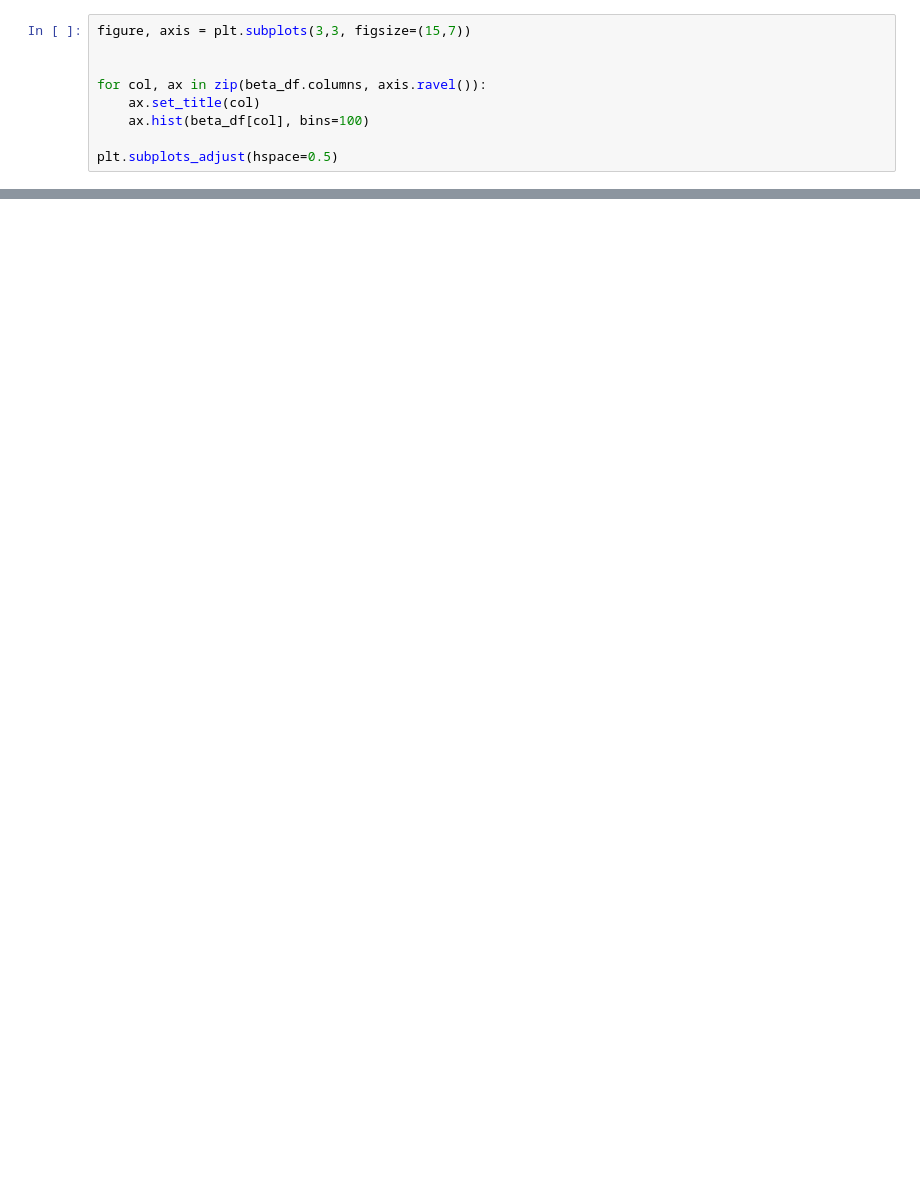
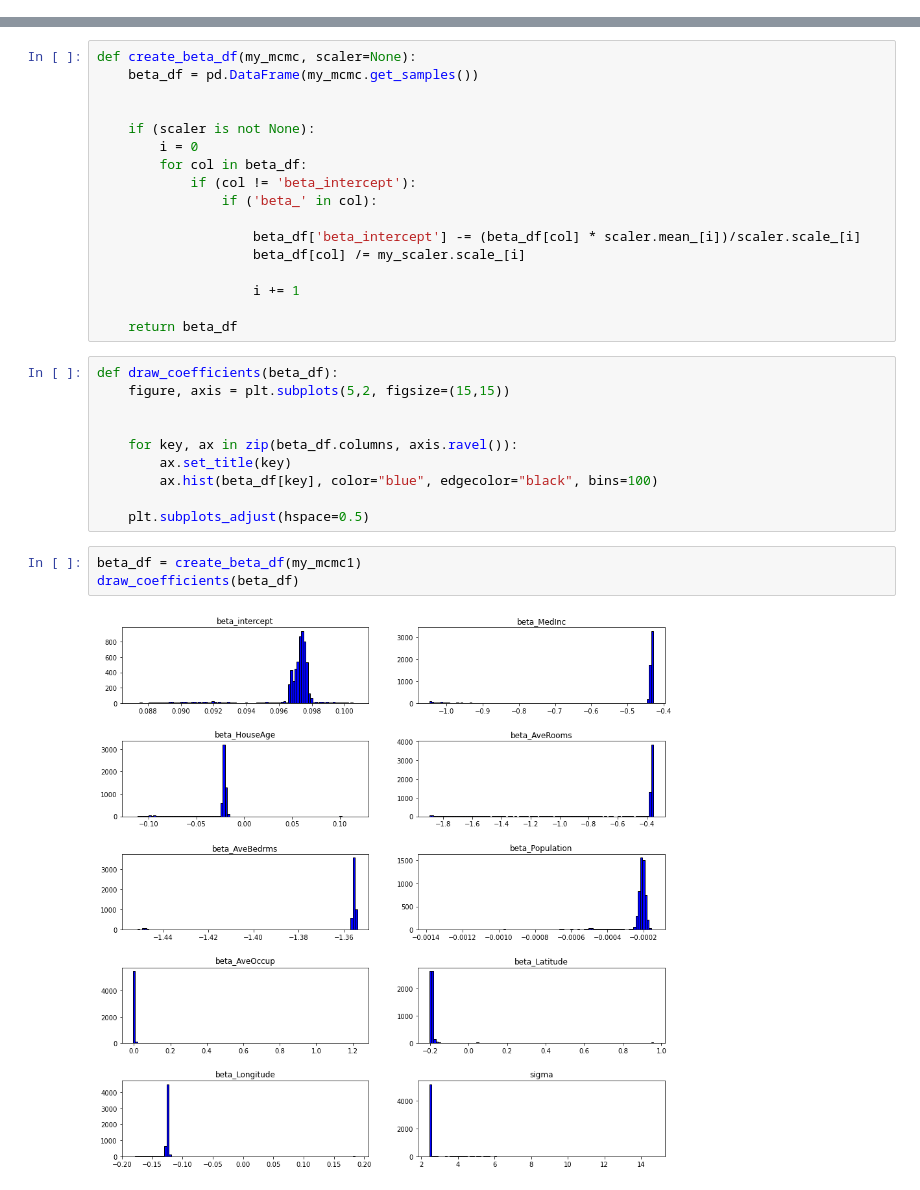
Before and after one commit to bshabashFD/Project-Chronos, a Jupyter notebook: Pyro Tutorial Linear Regression/Pyro Linear Regression.ipynb, the cells around one changed output, grey strips where cells are left out. Cells and saved outputs as stored; diff of their text form; blank space fills up the shorter version.

```diff
--- a/Pyro Tutorial Linear Regression/Pyro Linear Regression.ipynb
+++ b/Pyro Tutorial Linear Regression/Pyro Linear Regression.ipynb
@@ -155,9 +0,0 @@ beta_8
-# %%
-figure, axis = plt.subplots(3,3, figsize=(15,7))
-
-
-for col, ax in zip(beta_df.columns, axis.ravel()):
-    ax.set_title(col)
-    ax.hist(beta_df[col], bins=100)
-
-plt.subplots_adjust(hspace=0.5)
@@ -203,0 +193,32 @@ sigma
+# %%
+def create_beta_df(my_mcmc, scaler=None):
+    beta_df = pd.DataFrame(my_mcmc.get_samples())
+
+
+    if (scaler is not None):
+        i = 0
+        for col in beta_df:
+            if (col != 'beta_intercept'):
+                if ('beta_' in col):
+
+                    beta_df['beta_intercept'] -= (beta_df[col] * scaler.mean_[i])/scaler.scale_[i]
+                    beta_df[col] /= my_scaler.scale_[i]
+
+                    i += 1
+
+    return beta_df
+# %%
+def draw_coefficients(beta_df):
+    figure, axis = plt.subplots(5,2, figsize=(15,15))
+
+
+    for key, ax in zip(beta_df.columns, axis.ravel()):
+        ax.set_title(key)
+        ax.hist(beta_df[key], color="blue", edgecolor="black", bins=100)
+
+    plt.subplots_adjust(hspace=0.5)
+# %%
+beta_df = create_beta_df(my_mcmc1)
+draw_coefficients(beta_df)
+# %% [output]
+[figure, added]
```
Also changed, not shown: parts of 58 cells of this notebook, 2 other files.
